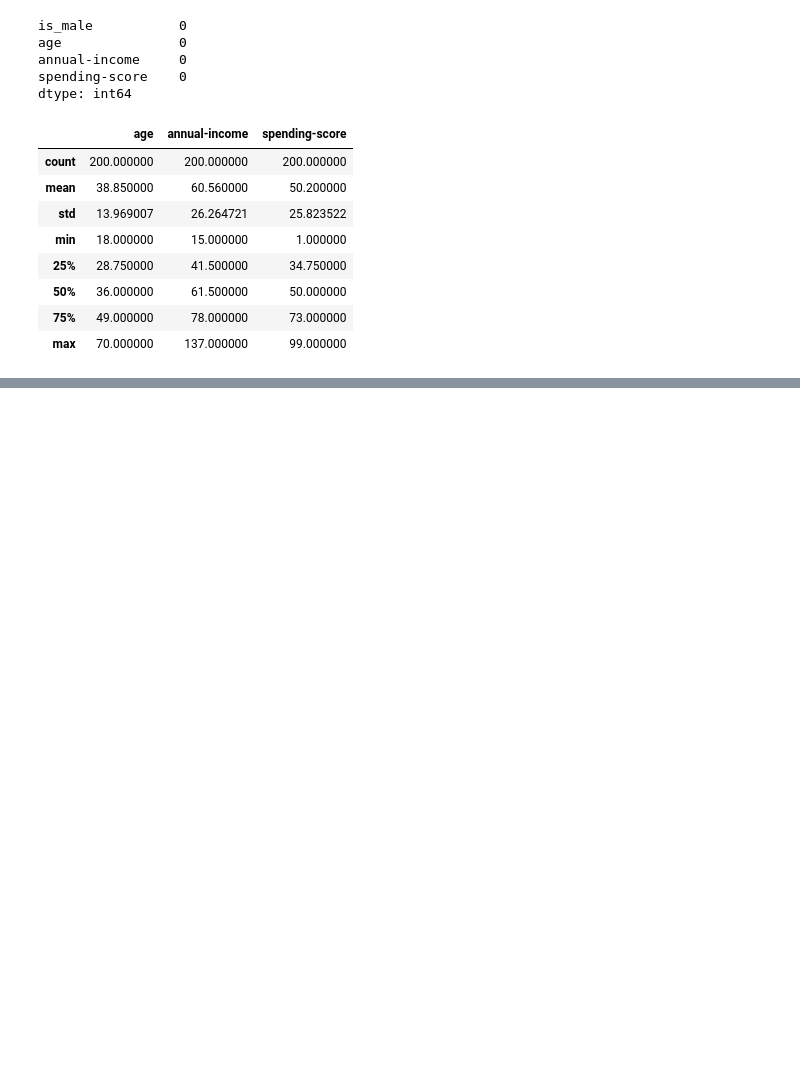
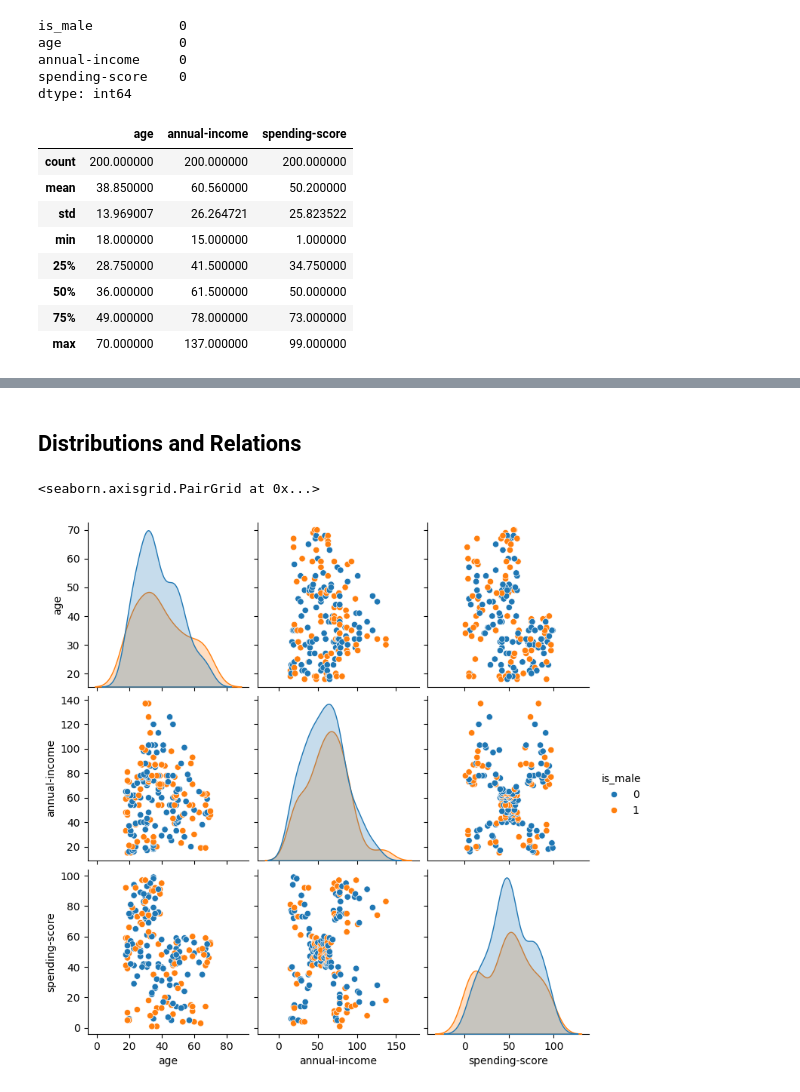
Before and after one commit to renatocorreia-rmcm/mall-customers-segmentation, a Jupyter notebook: dataset/analysis.ipynb, the cells around one changed output, grey strips where cells are left out. Saved outputs shown, nothing was run; the diff lists cells and outputs as text; code cells hidden in the pictures; blank space fills up the shorter version.

```diff
--- a/dataset/analysis.ipynb
+++ b/dataset/analysis.ipynb
@@ -62,0 +77,7 @@ df.drop('is_male', axis=1).describe()
+# %% [markdown]
+## Distributions and Relations
+# %%
+sns.pairplot(df, hue='is_male')
+# %% [output]
+<seaborn.axisgrid.PairGrid at 0x...>
+[figure, added]
```
Also changed, not shown: parts of 7 cells of this notebook.
